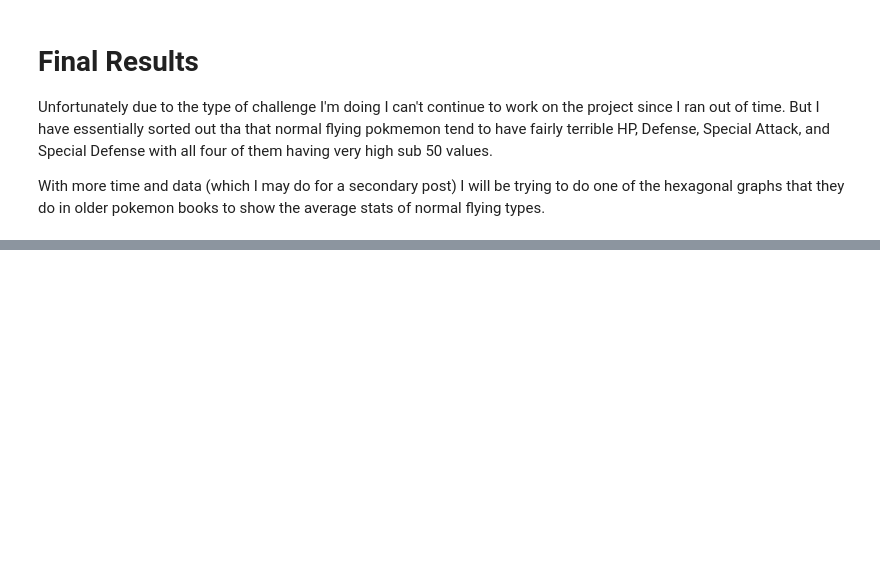
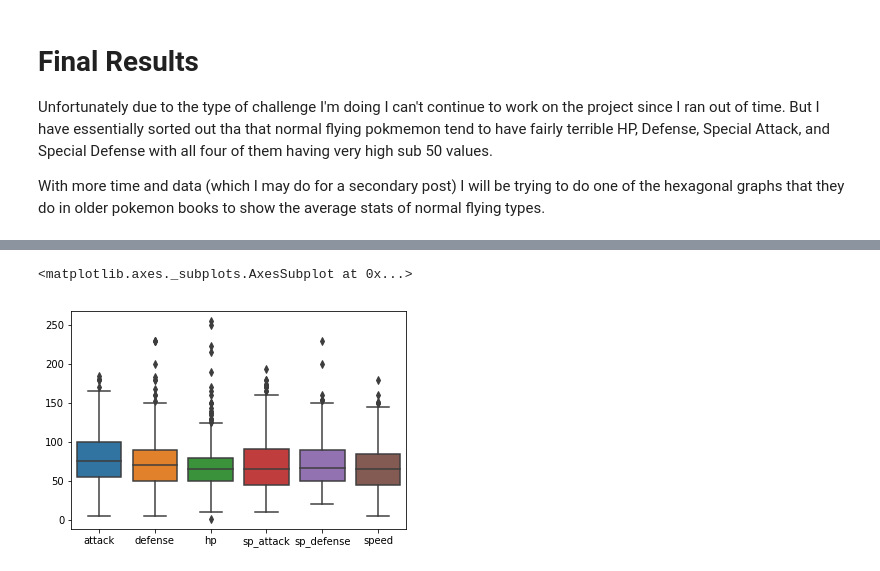
Before and after one commit to Jihaiku/Pokemon-Data-Analysis, a Jupyter notebook: Pokemon Data Analysis.ipynb, the cells around one changed output, grey strips where cells are left out. Drawn from its saved outputs; the diff is of its cells as text; code cells hidden in the pictures; blank space fills up the shorter version.

```diff
--- a/Pokemon Data Analysis.ipynb
+++ b/Pokemon Data Analysis.ipynb
@@ -366,0 +377,2 @@ With more time and data (which I may do for a secondary post) I will be trying t
+# %%
+stat_only = df_stats.drop(['name', 'type1', 'type2', 'is_legendary'], 1)
@@ -366,0 +388,5 @@ With more time and data (which I may do for a secondary post) I will be trying t
+# %%
+sns.boxplot(data=stat_only)
+# %% [output]
+<matplotlib.axes._subplots.AxesSubplot at 0x...>
+[figure, added]
```
Also changed, not shown: parts of 15 cells of this notebook, 2 other files.
